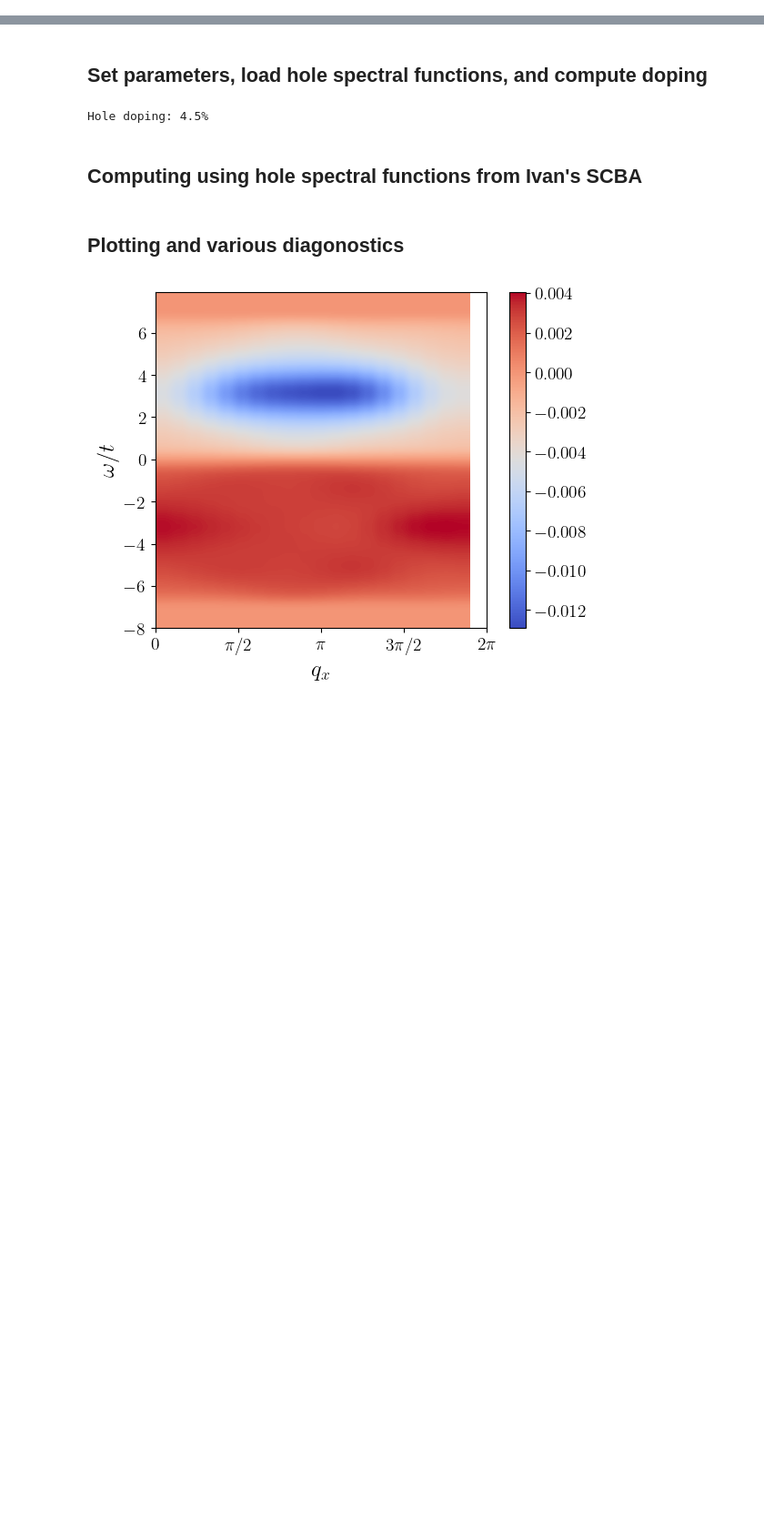
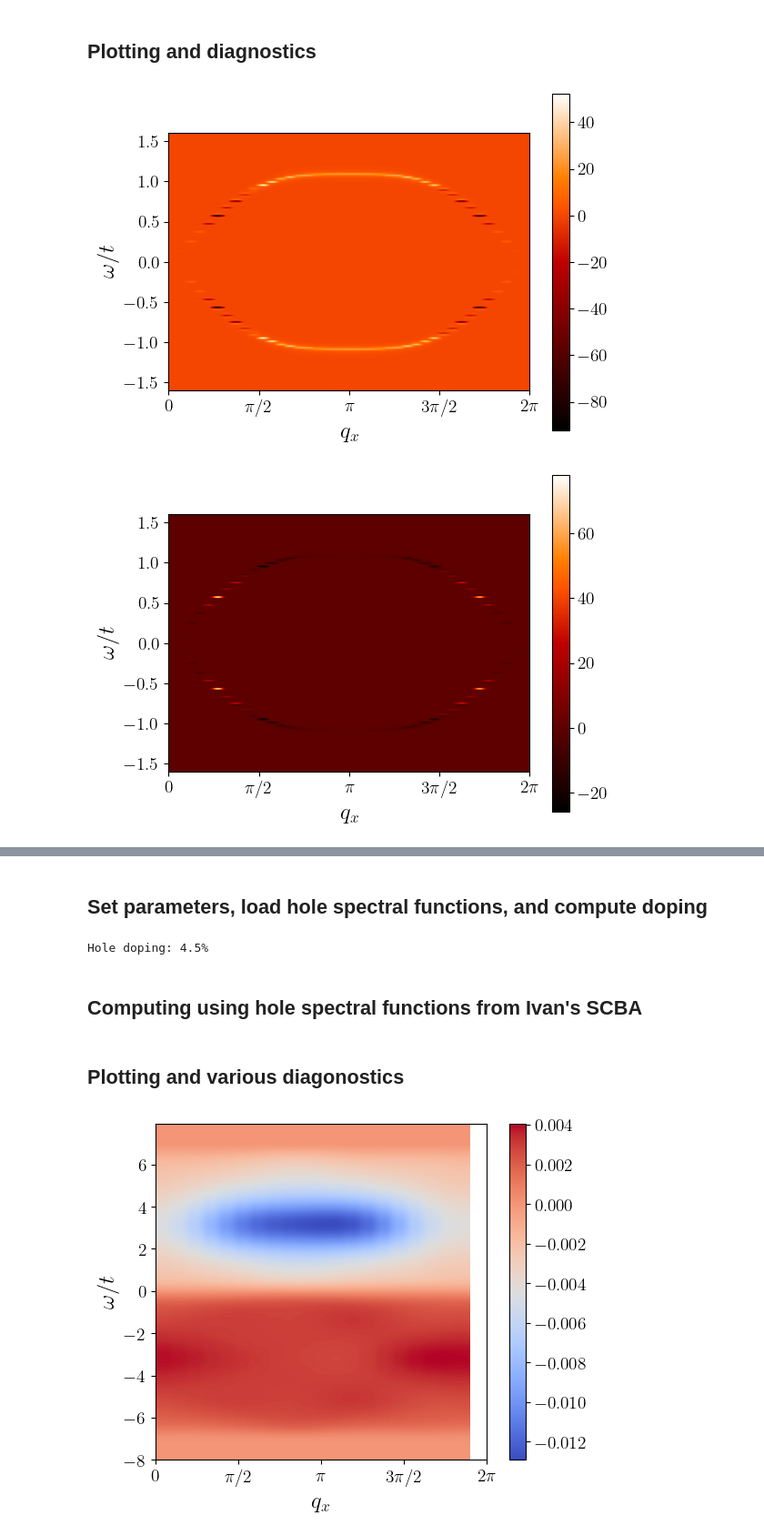
Before and after one commit to j-curtis/holes_and_magnons, a Jupyter notebook: Magnon_RPA_plots.ipynb, the cells around one changed output, grey strips where cells are left out. Shown at 91% size. Drawn from its saved outputs; the diff is of its cells as text; code cells hidden in the pictures; blank space fills up the shorter version.

Commit message:
Added code to solve self-consistent magnon renormalization within Schwinger boson mean-field

```diff
--- a/Magnon_RPA_plots.ipynb
+++ b/Magnon_RPA_plots.ipynb
@@ -65,0 +61,63 @@ Hole doping: 5.1%
+# %% [markdown]
+## Plotting and diagnostics
+# %%
+### Frequency cuts of magnon propagator spectral function trace
+indices = [ [2,0],[10,0],[5,10],[10,18]]
+clrs = ['red','green','blue','purple']
+label_strings = [ r'$\mathbf{q}=($'+"{qx:0.1f}".format(qx=kxs[i[0]]/np.pi) + r'$\pi,$' + "{qy:0.1f}".format(qy=kys[i[1]]/np.pi) + r'$\pi)$'  for i in indices]
+
+
+### Frequency dependence of Pi for kx cut
+if False:
+    plt.imshow(np.transpose(ImPi0[:,0,:]),origin='lower',extent=[kxs[0],kxs[-1],ws[0],ws[-1]],aspect=0.4,cmap='coolwarm')
+    plt.xlabel(r'$q_x$')
+    plt.xticks([0,np.pi/2.,np.pi,3.*np.pi/2.,2.*np.pi],[r'0',r'$\pi/2$',r'$\pi$',r'$3\pi/2$',r'$2\pi$'])
+    plt.ylabel(r'$\omega/t$')
+    plt.colorbar()
+    plt.show()
+
+### Frequency cuts of polarizations of magnons
+if False:
+    for j in range(len(indices)):
+        i = indices[j]
+        plt.plot(ws/rpa.t,np.real(Pi0[i[0],i[1],:])/rpa.t,label=label_strings[j])
+
+    plt.xlabel(r'$\omega/t$')
+    plt.ylabel(r'Re$\Pi_0(\omega,\mathbf{q})/t$')
+    plt.legend()
+    plt.show()
+
+if False:
+    for j in range(len(indices)):
+        i = indices[j]
+        plt.plot(ws/rpa.t,np.imag(Pi0[i[0],i[1],:])/rpa.t,label=label_strings[j],color=clrs[j])
+
+    plt.xlabel(r'$\omega/t$')
+    plt.ylabel(r'Im$\Pi_0(\omega,\mathbf{q})/t$')
+    plt.legend()
+    plt.show()
+
+spectral_indices=[0,1,3]
+if True:
+    for i in spectral_indices:
+        plt.imshow(np.transpose(-1./np.pi*np.imag(response_functions[i,:,0,:]*wvs[:,0,:])),origin='lower',extent=[kxs[0],kxs[-1],ws[0],ws[-1]],aspect=1.4,cmap='gist_heat')#,norm=mclr.LogNorm())
+        plt.ylabel(r'$\omega/t$')
+        plt.ylim(-3.*J,3.*J)
+        plt.xlabel(r'$q_x$')
+        plt.xticks([0,np.pi/2.,np.pi,3.*np.pi/2.,2.*np.pi],[r'0',r'$\pi/2$',r'$\pi$',r'$3\pi/2$',r'$2\pi$'])
+        plt.colorbar()
+        plt.show()
+
+if True:
+    for j in range(len(indices)):
+        idx = indices[j]
+        plt.plot(ws,-np.imag(response_functions[1,idx[0],idx[1],:]),label=label_strings[j])
+    plt.ylabel(r'$S^x(\omega)$')
+    plt.xlim(-3.*J,3.*J)
+    #plt.yscale('log')
+    plt.xlabel(r'$\omega/t$')
+    plt.legend()
+    plt.show()
+# %% [output]
+[figure, added]
+[figure, added]
```
Also changed, not shown: parts of 3 cells of this notebook, 1 other file.
